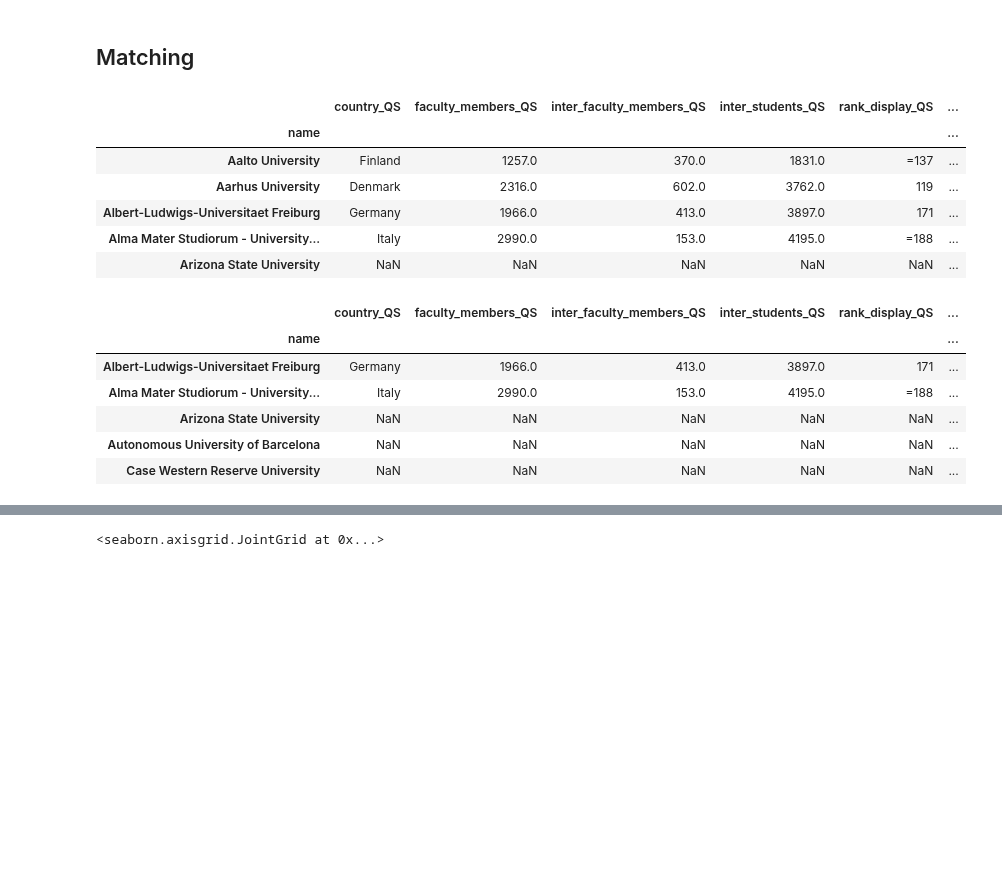
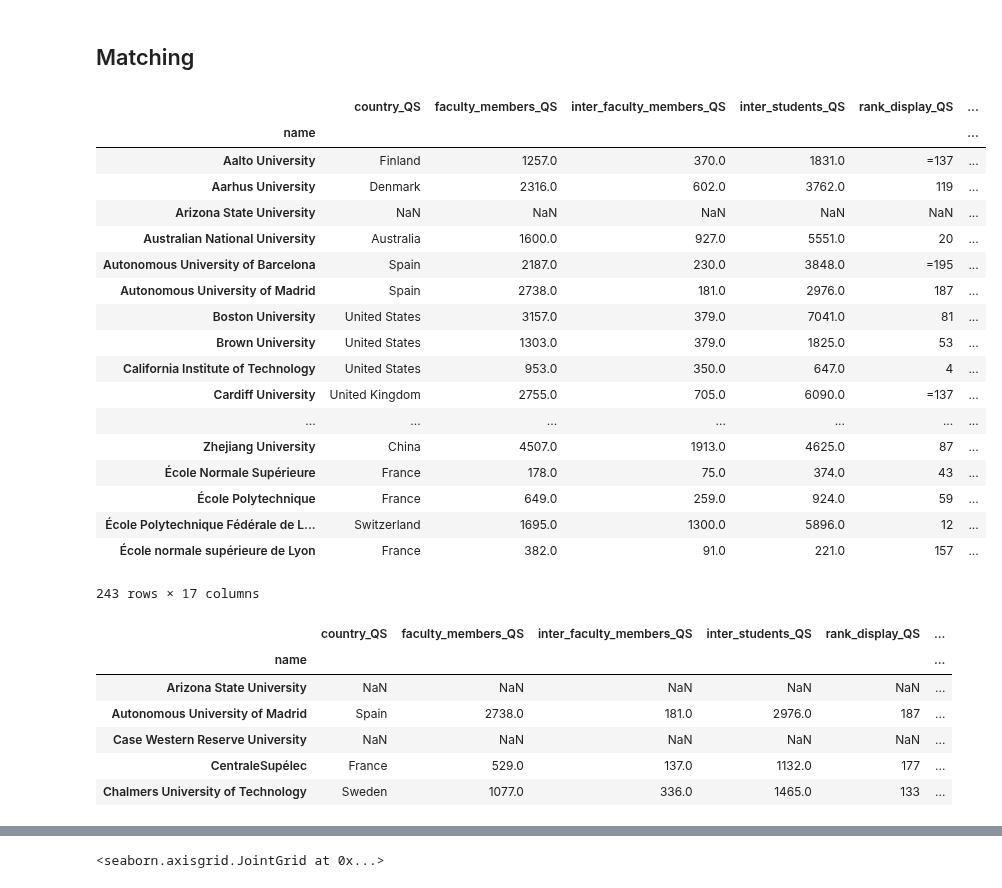
Before and after one commit to roman-bachmann/prayingmantissa, a Jupyter notebook: homework02/homework02.ipynb, the cells around one changed output, grey strips where cells are left out. Drawn from its saved outputs; the diff is of its cells as text; code cells hidden in the pictures; blank space fills up the shorter version.

```diff
--- a/homework02/homework02.ipynb
+++ b/homework02/homework02.ipynb
@@ -16,6 +16,7 @@ from matplotlib import pyplot as plt
 ## 1. 200 QS Top Universities from www.topuniversities.com
 # %%
 NB_BEST = 200
+WIKI = 'https://en.wikipedia.org/w/index.php?search='
 QS_URL = "https://www.topuniversities.com"
 QS_RANK_URL = "https://www.topuniversities.com/university-rankings/world-university-rankings/2018"
 QS_DATA_URL = "https://www.topuniversities.com/sites/default/files/qs-rankings-data/357051.txt"
@@ -36,6 +37,16 @@ QS_ranking = pd.DataFrame(columns = ["title", "rank_display", "country", "region
 for i in range(NB_BEST):
     df_i = pd.DataFrame.from_dict(QS_data["data"][i], orient='index').T
     df_i = df_i.drop(["stars", "guide", "cc", "logo", "core_id", "url", "nid", "score"], axis=1)
+
+    name = df_i.title[0].strip().replace(' ', '+')
+    w = requests.get(WIKI + name)
+    soup = BeautifulSoup(w.text, 'html.parser')
+    f = soup.find("h1", {"id": "firstHeading"})
+    if (f.get_text() == 'Search results'):
+        ff = soup.find('div', {'class': 'mw-search-result-heading'})
+        df_i['title'] = ff.get_text().strip()
+    else:
+        df_i['title'] = f.get_text().strip()
 
     # Get linked site with more information
     uni_url = QS_URL + QS_data["data"][i]["url"]
@@ -220,6 +245,16 @@ for i in range(NB_BEST):
     df_i = pd.DataFrame.from_dict(TH_data["data"][i], orient='index').T
     drop_cols = df_i.columns.difference(["nid", "name", "rank", "scores_overall", "location"])
     df_i = df_i.drop(drop_cols, axis=1)
+
+    name = df_i.name[0].strip().replace(' ', '+')
+    w = requests.get(WIKI + name)
+    soup = BeautifulSoup(w.text, 'html.parser')
+    f = soup.find("h1", {"id": "firstHeading"})
+    if (f.get_text() == 'Search results'):
+        ff = soup.find('div', {'class': 'mw-search-result-heading'})
+        df_i['name'] = ff.get_text().strip()
+    else:
+        df_i['name'] = f.get_text().strip()
 
     df_i["total_students"] = int(re.sub("[^0-9^.]", "", TH_data["data"][i]["stats_number_students"]))
     percentage_intl = int(re.sub("[^0-9^.]", "", TH_data["data"][i]["stats_pc_intl_students"]))
@@ -279,46 +314,58 @@ def match_up0(x, indexes):
 
 dic = []
 
 def match_up1(x, indexes):
     matches = difflib.get_close_matches(x, indexes)
     for m in matches:
         if m in dic:
             return x
 
     if matches:
         dic.append(matches[0])
         return matches[0]
     else:
         dic.append(x)
         return x
 
 def match_up2(x, indexes_of_b, indexes_of_a):
     matches_in_b = difflib.get_close_matches(x, indexes_of_b)
     if matches_in_b:
         matches_in_a = difflib.get_close_matches(matches_in_b[0], indexes_of_a)
         if (matches_in_a[0] == x):
             return matches_in_b[0]
     return x
 
-QS_copy.index = QS_copy.index.map(lambda x: match_up2(x, TH_copy.index, QS_copy.index))
+#QS_copy.index = QS_copy.index.map(lambda x: match_up2(x, TH_copy.index, QS_copy.index))
 merged = QS_copy.join(TH_copy, how='outer')
-merged.head()
+merged
 # %% [output]
 |  | country_QS | faculty_members_QS | inter_faculty_members_QS | inter_students_QS | rank_display_QS | ... |
 | name |  |  |  |  |  | ... |
 | Aalto University | Finland | 1257.0 | 370.0 | 1831.0 | =137 | ... |
 | Aarhus University | Denmark | 2316.0 | 602.0 | 3762.0 | 119 | ... |
-| Albert-Ludwigs-Universitaet Freiburg | Germany | 1966.0 | 413.0 | 3897.0 | 171 | ... |
-| Alma Mater Studiorum - University... | Italy | 2990.0 | 153.0 | 4195.0 | =188 | ... |
 | Arizona State University | NaN | NaN | NaN | NaN | NaN | ... |
+| Australian National University | Australia | 1600.0 | 927.0 | 5551.0 | 20 | ... |
+| Autonomous University of Barcelona | Spain | 2187.0 | 230.0 | 3848.0 | =195 | ... |
+| Autonomous University of Madrid | Spain | 2738.0 | 181.0 | 2976.0 | 187 | ... |
+| Boston University | United States | 3157.0 | 379.0 | 7041.0 | 81 | ... |
+| Brown University | United States | 1303.0 | 379.0 | 1825.0 | 53 | ... |
+| California Institute of Technology | United States | 953.0 | 350.0 | 647.0 | 4 | ... |
+| Cardiff University | United Kingdom | 2755.0 | 705.0 | 6090.0 | =137 | ... |
+| ... | ... | ... | ... | ... | ... | ... |
+| Zhejiang University | China | 4507.0 | 1913.0 | 4625.0 | 87 | ... |
+| École Normale Supérieure | France | 178.0 | 75.0 | 374.0 | 43 | ... |
+| École Polytechnique | France | 649.0 | 259.0 | 924.0 | 59 | ... |
+| École Polytechnique Fédérale de L... | Switzerland | 1695.0 | 1300.0 | 5896.0 | 12 | ... |
+| École normale supérieure de Lyon | France | 382.0 | 91.0 | 221.0 | 157 | ... |
+243 rows × 17 columns
 # %%
 nans = lambda df: df[df.isnull().any(axis=1)]
 nans(merged).head()
 # %% [output]
 |  | country_QS | faculty_members_QS | inter_faculty_members_QS | inter_students_QS | rank_display_QS | ... |
 | name |  |  |  |  |  | ... |
-| Albert-Ludwigs-Universitaet Freiburg | Germany | 1966.0 | 413.0 | 3897.0 | 171 | ... |
-| Alma Mater Studiorum - University... | Italy | 2990.0 | 153.0 | 4195.0 | =188 | ... |
 | Arizona State University | NaN | NaN | NaN | NaN | NaN | ... |
-| Autonomous University of Barcelona | NaN | NaN | NaN | NaN | NaN | ... |
+| Autonomous University of Madrid | Spain | 2738.0 | 181.0 | 2976.0 | 187 | ... |
 | Case Western Reserve University | NaN | NaN | NaN | NaN | NaN | ... |
+| CentraleSupélec | France | 529.0 | 137.0 | 1132.0 | 177 | ... |
+| Chalmers University of Technology | Sweden | 1077.0 | 336.0 | 1465.0 | 133 | ... |
```
Also changed, not shown: parts of 20 cells of this notebook.
